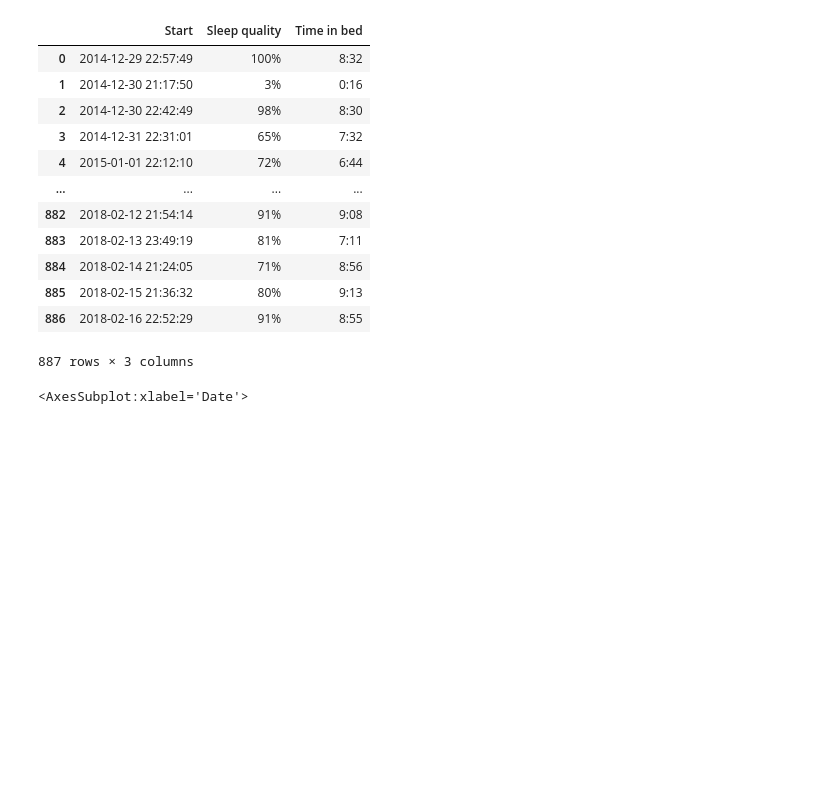
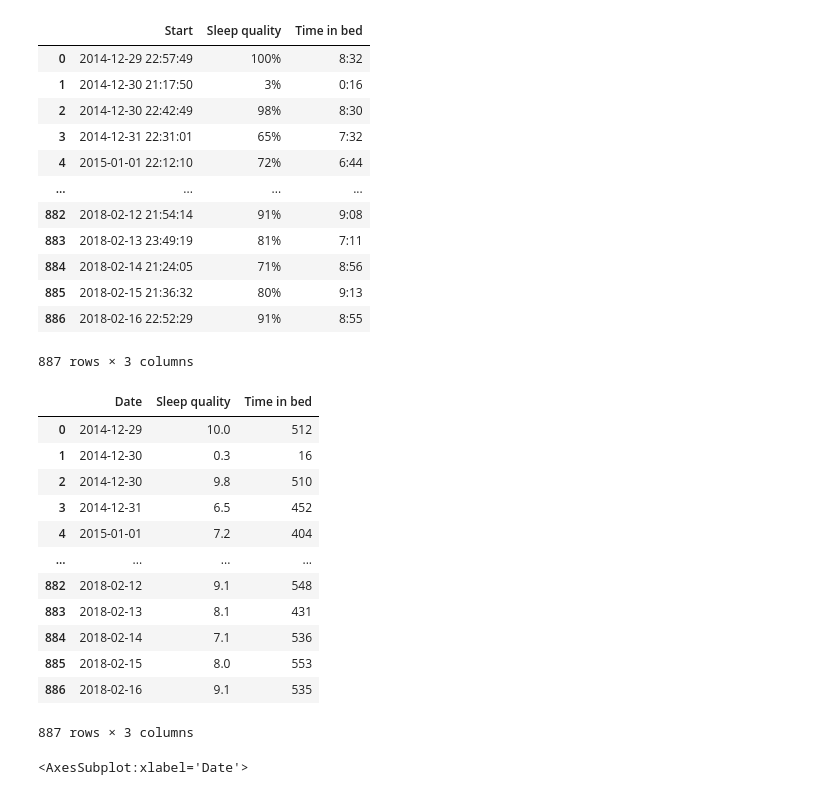
Before and after one commit to luiszugasti/sleep_stats, a Jupyter notebook: scrap_notebook/scrap.ipynb, the cells around one changed output. Saved outputs shown, nothing was run; the diff lists cells and outputs as text; code cells hidden in the pictures; blank space fills up the shorter version.

```diff
--- a/scrap_notebook/scrap.ipynb
+++ b/scrap_notebook/scrap.ipynb
@@ -66,23 +66,38 @@ df
 # %%
 # chop sleep quality percentages to range between 0 and 10
 def truncate_percentage_to_range(x):
     x = x.strip('%')
     x = int(x) / 10.0
     return x
 
 def time_to_minutes(x):
     s = x.split(":")
     s = int(s[0]) * 60 + int(s[1])
     return s
 
 def extract_date(x):
     s = x.split(" ")
     return s[0]
 
 df['Sleep quality'] = df['Sleep quality'].apply(truncate_percentage_to_range)
 df['Time in bed'] = df['Time in bed'].apply(time_to_minutes)
 df['Start'] = df['Start'].apply(extract_date)
 df = df.rename(columns={'Start':'Date'})
+df
+# %% [output]
+|  | Date | Sleep quality | Time in bed |
+| 0 | 2014-12-29 | 10.0 | 512 |
+| 1 | 2014-12-30 | 0.3 | 16 |
+| 2 | 2014-12-30 | 9.8 | 510 |
+| 3 | 2014-12-31 | 6.5 | 452 |
+| 4 | 2015-01-01 | 7.2 | 404 |
+| ... | ... | ... | ... |
+| 882 | 2018-02-12 | 9.1 | 548 |
+| 883 | 2018-02-13 | 8.1 | 431 |
+| 884 | 2018-02-14 | 7.1 | 536 |
+| 885 | 2018-02-15 | 8.0 | 553 |
+| 886 | 2018-02-16 | 9.1 | 535 |
+887 rows × 3 columns
 # %%
 # Plot the data over the dates
 # At first glance, we have 887 rows starting in 2014. 887 / 365 is approx 2.4 years,
```
Also changed, not shown: parts of 3 cells of this notebook.
